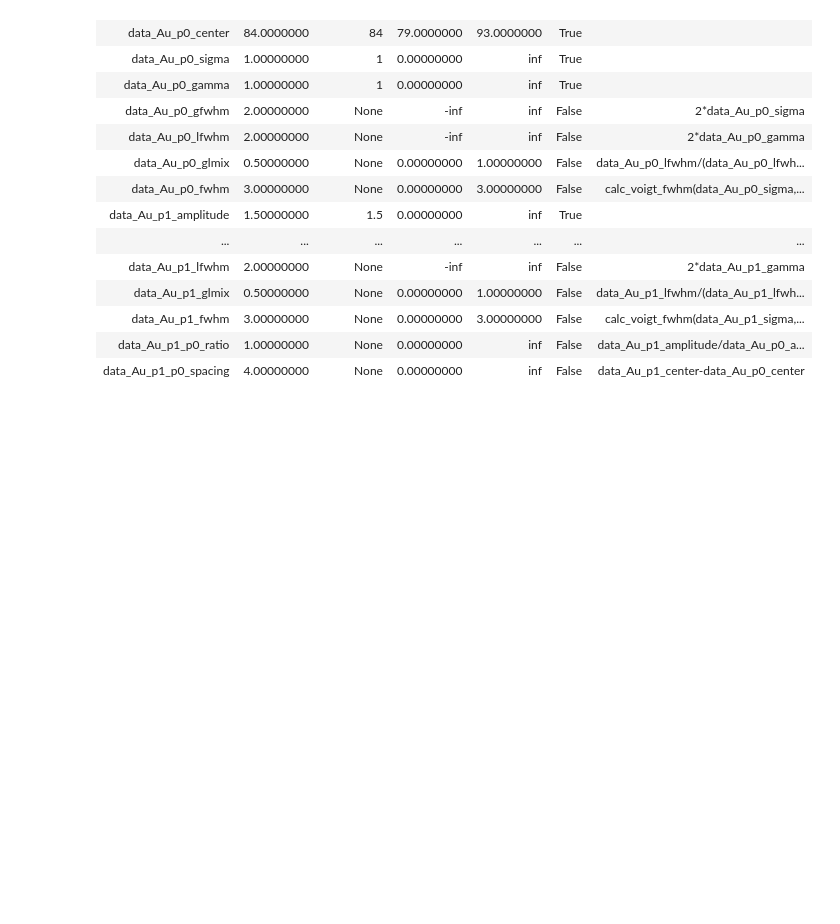
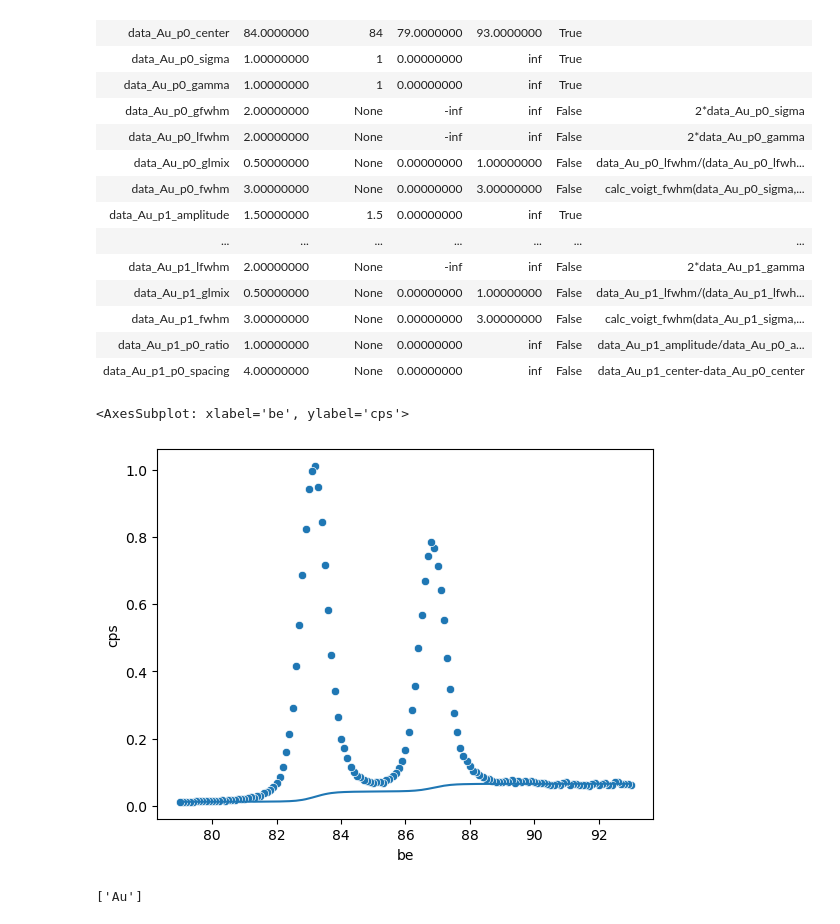
Before and after one commit to picklerixs/meitner, a Jupyter notebook: test.ipynb, the cells around one changed output. Cells and saved outputs as stored; diff of their text form; code cells hidden in the pictures; blank space fills up the shorter version.

```diff
--- a/test.ipynb
+++ b/test.ipynb
@@ -39,3 +56,15 @@ x.generate_params([84,88])
 | data_Au_p1_fwhm | 3.00000000 | None | 0.00000000 | 3.00000000 | False | calc_voigt_fwhm(data_Au_p1_sigma,... |
 | data_Au_p1_p0_ratio | 1.00000000 | None | 0.00000000 | inf | False | data_Au_p1_amplitude/data_Au_p0_a... |
 | data_Au_p1_p0_spacing | 4.00000000 | None | 0.00000000 | inf | False | data_Au_p1_center-data_Au_p0_center |
+# %%
+df = x.df_dict['Au']
+fig, ax = plt.subplots()
+sns.scatterplot(data=df, x="be", y="cps", ax=ax)
+sns.lineplot(data=df, x="be", y="bg")
+# %% [output]
+<AxesSubplot: xlabel='be', ylabel='cps'>
+[figure, added]
+# %%
+x.keys_list
+# %% [output]
+['Au']
```
Also changed, not shown: parts of 3 cells of this notebook, 1 other file.
